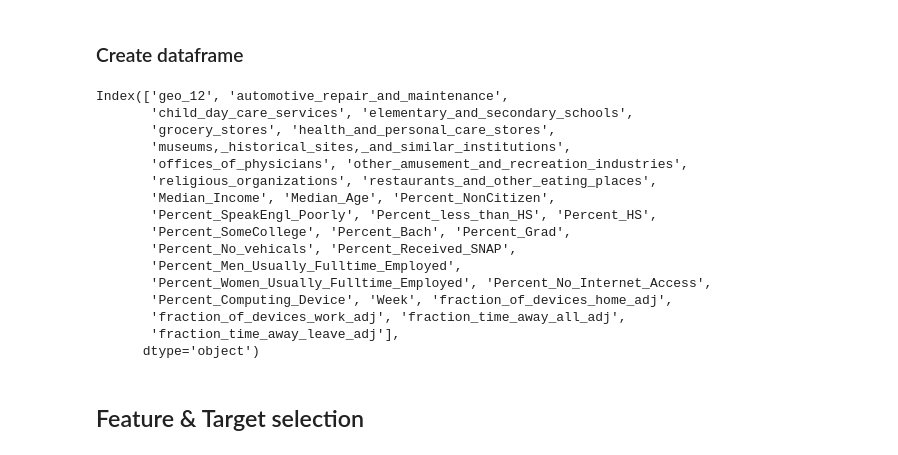
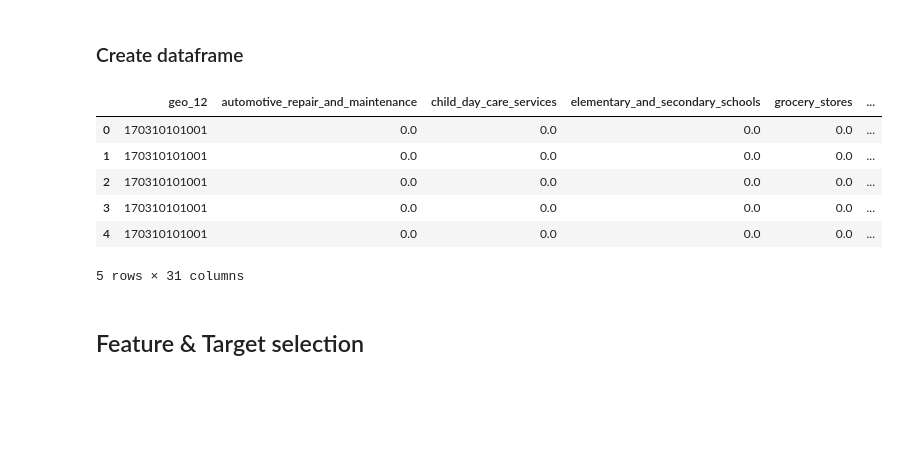
Before and after one commit to IssueToImpact/covid-chicago-mobility, a Jupyter notebook: COVID_model.ipynb, the cells around one changed output. Saved outputs shown, nothing was run; the diff lists cells and outputs as text; code cells hidden in the pictures; blank space fills up the shorter version.

```diff
--- a/COVID_model.ipynb
+++ b/COVID_model.ipynb
@@ -87,24 +48,16 @@ memory usage: 2.7+ MB
 ### Create dataframe
 # %%
 df_diff = df_features.merge(df_targets_diff, on='geo_12')
-df_diff.columns
-# %% [output]
-Index(['geo_12', 'automotive_repair_and_maintenance',
-       'child_day_care_services', 'elementary_and_secondary_schools',
-       'grocery_stores', 'health_and_personal_care_stores',
-       'museums,_historical_sites,_and_similar_institutions',
-       'offices_of_physicians', 'other_amusement_and_recreation_industries',
-       'religious_organizations', 'restaurants_and_other_eating_places',
-       'Median_Income', 'Median_Age', 'Percent_NonCitizen',
-       'Percent_SpeakEngl_Poorly', 'Percent_less_than_HS', 'Percent_HS',
-       'Percent_SomeCollege', 'Percent_Bach', 'Percent_Grad',
-       'Percent_No_vehicals', 'Percent_Received_SNAP',
-       'Percent_Men_Usually_Fulltime_Employed',
-       'Percent_Women_Usually_Fulltime_Employed', 'Percent_No_Internet_Access',
-       'Percent_Computing_Device', 'Week', 'fraction_of_devices_home_adj',
-       'fraction_of_devices_work_adj', 'fraction_time_away_all_adj',
-       'fraction_time_away_leave_adj'],
-      dtype='object')
+# %%
+df_diff.head()
+# %% [output]
+|  | geo_12 | automotive_repair_and_maintenance | child_day_care_services | elementary_and_secondary_schools | grocery_stores | ... |
+| 0 | 170310101001 | 0.0 | 0.0 | 0.0 | 0.0 | ... |
+| 1 | 170310101001 | 0.0 | 0.0 | 0.0 | 0.0 | ... |
+| 2 | 170310101001 | 0.0 | 0.0 | 0.0 | 0.0 | ... |
+| 3 | 170310101001 | 0.0 | 0.0 | 0.0 | 0.0 | ... |
+| 4 | 170310101001 | 0.0 | 0.0 | 0.0 | 0.0 | ... |
+5 rows × 31 columns
 # %% [markdown]
 ## Feature & Target selection
 # %% [markdown]
```
Also changed, not shown: parts of 35 cells of this notebook.
